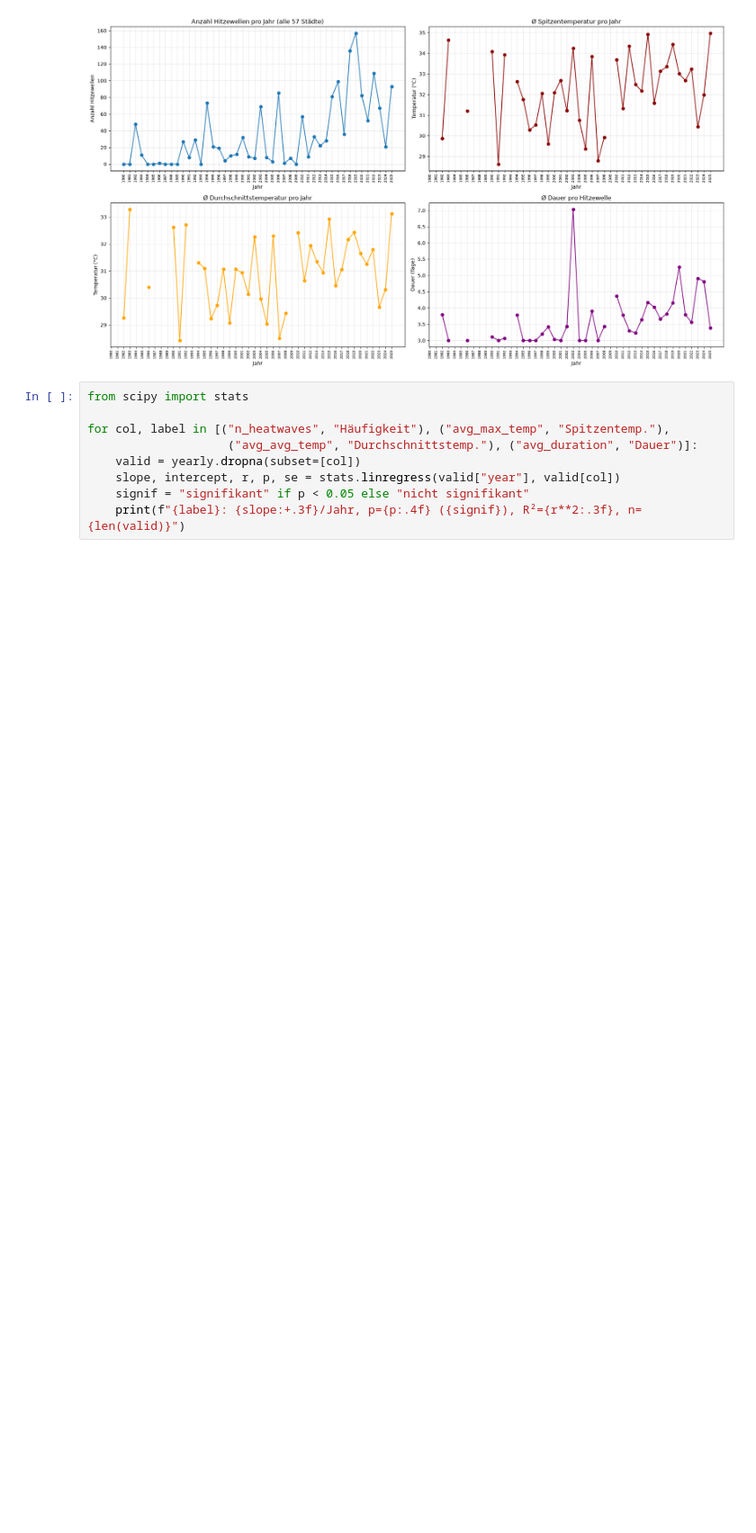
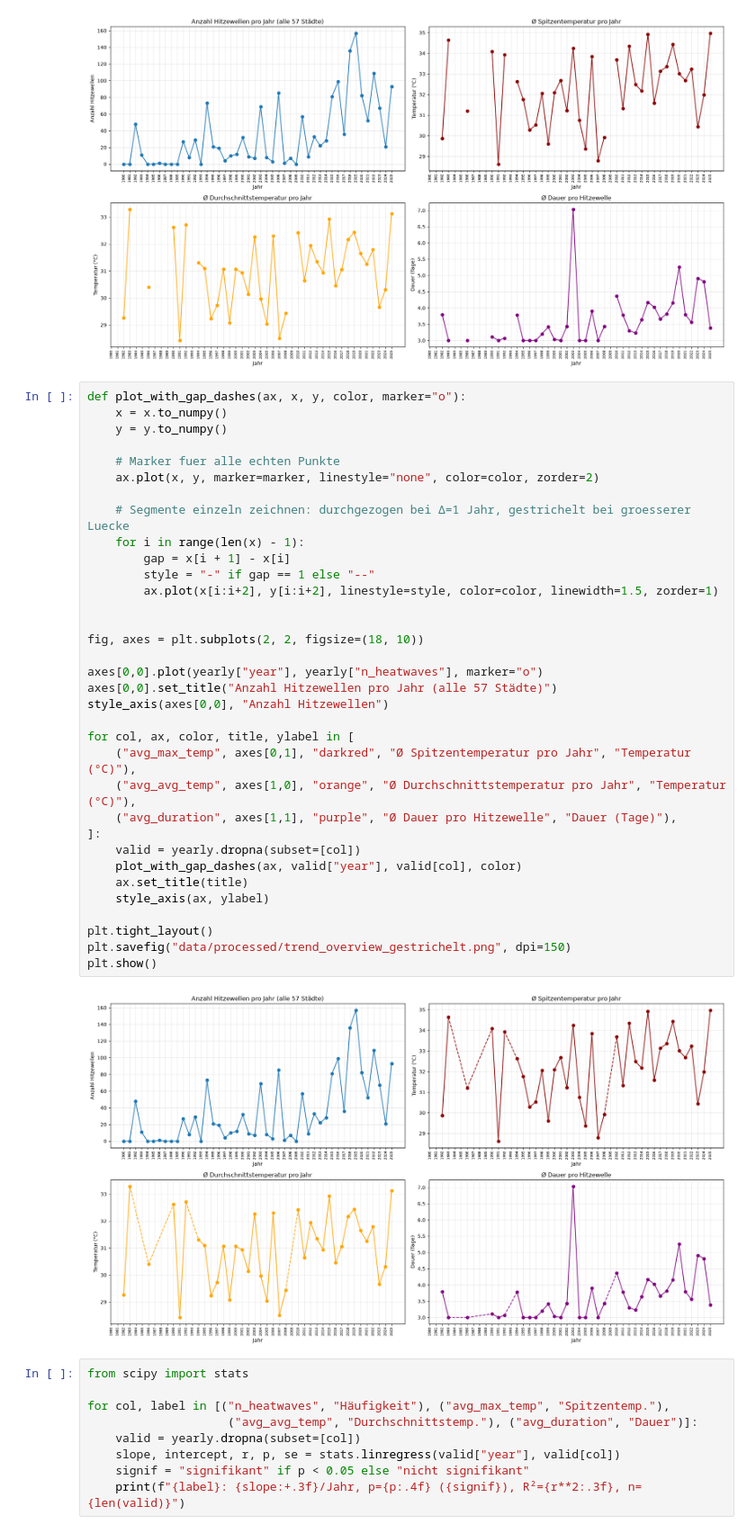
Before and after one commit to mahmoodmoehb2/DS-Project, a Jupyter notebook: RQ1.ipynb, the cells around one changed output. Shown at 90% size. Saved outputs shown, nothing was run; the diff lists cells and outputs as text; blank space fills up the shorter version.

Commit message:
RQ1 Graph update

```diff
--- a/RQ1.ipynb
+++ b/RQ1.ipynb
@@ -397,6 +401,42 @@ plt.savefig("data/processed/trend_overview.png", dpi=150)
 plt.show()
 # %% [output]
 [figure]
+# %%
+def plot_with_gap_dashes(ax, x, y, color, marker="o"):
+    x = x.to_numpy()
+    y = y.to_numpy()
+
+    # Marker fuer alle echten Punkte
+    ax.plot(x, y, marker=marker, linestyle="none", color=color, zorder=2)
+
+    # Segmente einzeln zeichnen: durchgezogen bei Δ=1 Jahr, gestrichelt bei groesserer Luecke
+    for i in range(len(x) - 1):
+        gap = x[i + 1] - x[i]
+        style = "-" if gap == 1 else "--"
+        ax.plot(x[i:i+2], y[i:i+2], linestyle=style, color=color, linewidth=1.5, zorder=1)
+
+
+fig, axes = plt.subplots(2, 2, figsize=(18, 10))
+
+axes[0,0].plot(yearly["year"], yearly["n_heatwaves"], marker="o")
+axes[0,0].set_title("Anzahl Hitzewellen pro Jahr (alle 57 Städte)")
+style_axis(axes[0,0], "Anzahl Hitzewellen")
+
+for col, ax, color, title, ylabel in [
+    ("avg_max_temp", axes[0,1], "darkred", "Ø Spitzentemperatur pro Jahr", "Temperatur (°C)"),
+    ("avg_avg_temp", axes[1,0], "orange", "Ø Durchschnittstemperatur pro Jahr", "Temperatur (°C)"),
+    ("avg_duration", axes[1,1], "purple", "Ø Dauer pro Hitzewelle", "Dauer (Tage)"),
+]:
+    valid = yearly.dropna(subset=[col])
+    plot_with_gap_dashes(ax, valid["year"], valid[col], color)
+    ax.set_title(title)
+    style_axis(ax, ylabel)
+
+plt.tight_layout()
+plt.savefig("data/processed/trend_overview_gestrichelt.png", dpi=150)
+plt.show()
+# %% [output]
+[figure, added]
 # %%
 from scipy import stats
 
```
Also changed, not shown: parts of 4 cells of this notebook, 11 other files.
